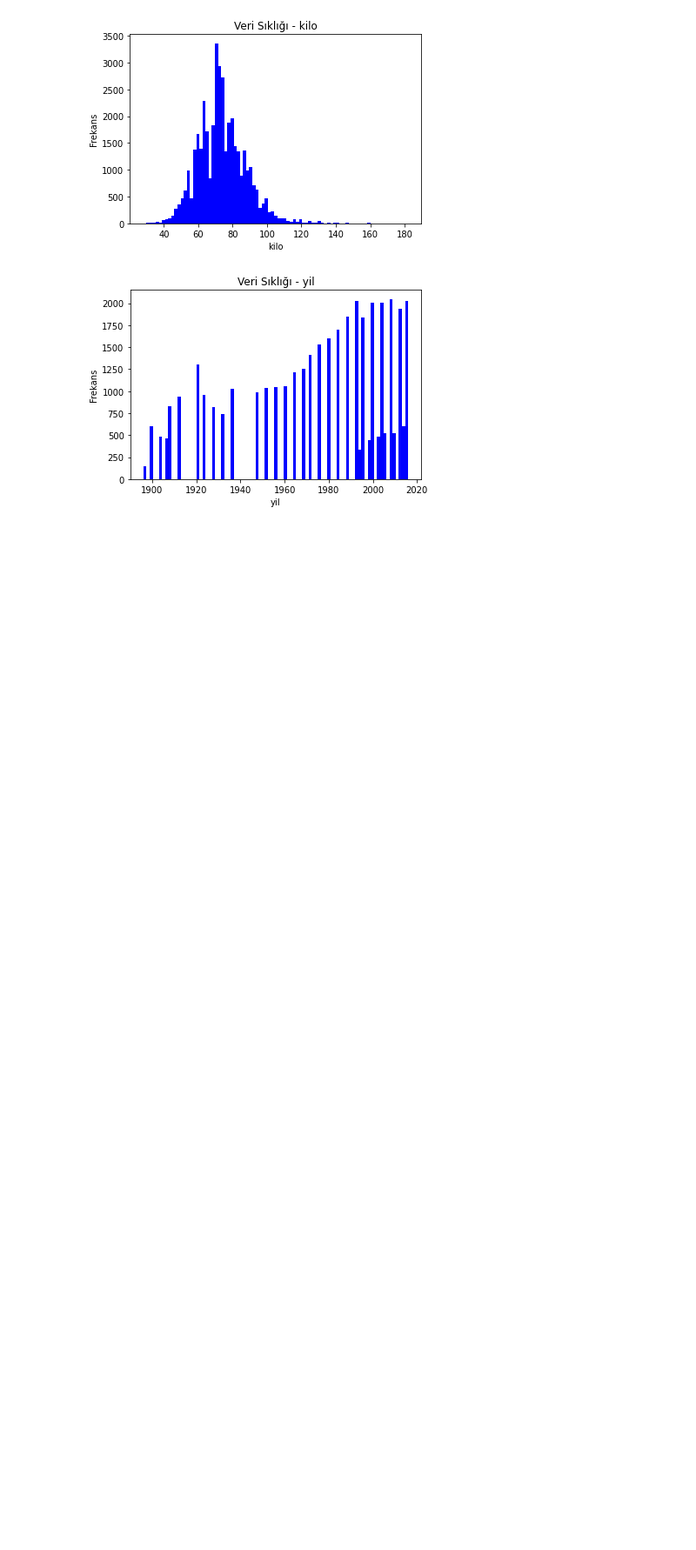
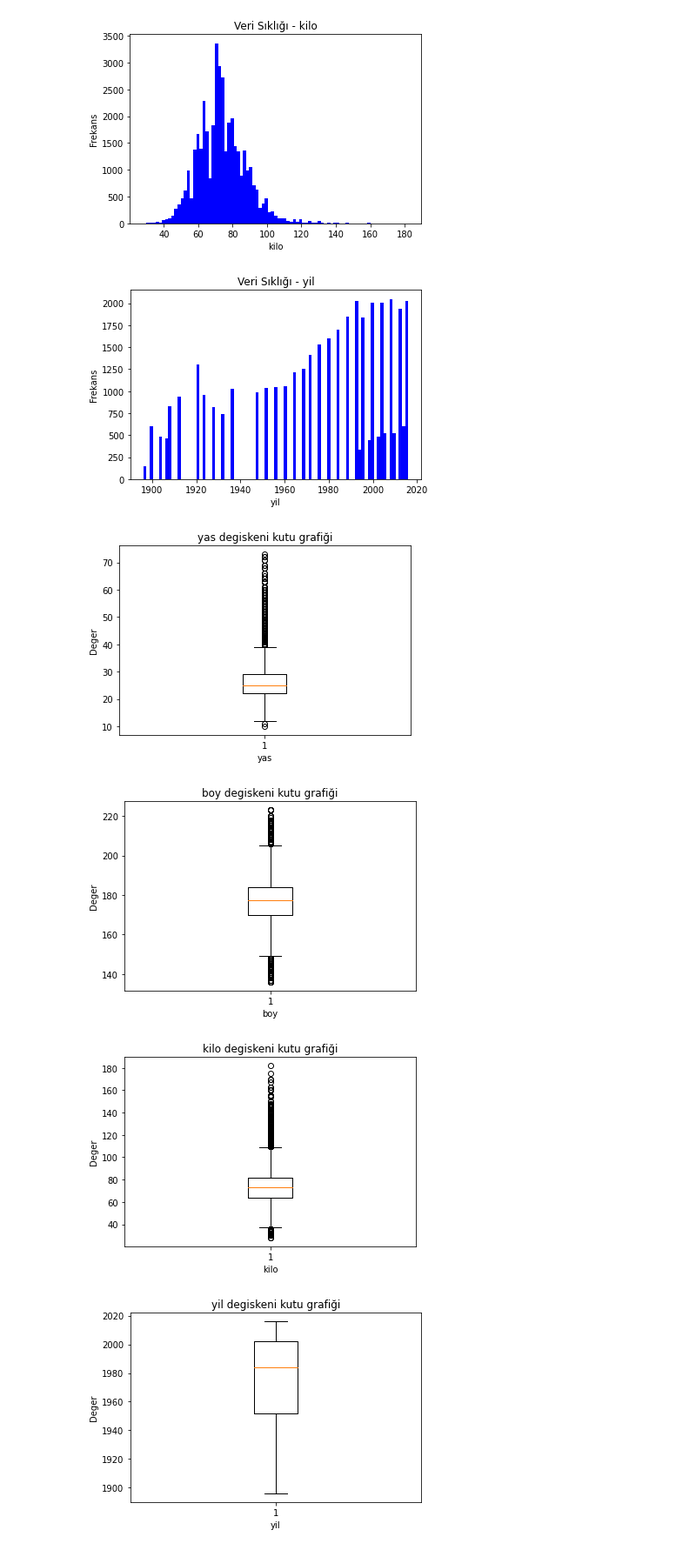
Before and after one commit to mirayeker/olimpiyat_ExploratoryDataAnalysis, a Jupyter notebook: exploratory_data_analysis.ipynb, the cells around one changed output. Shown at 87% size. Cells and saved outputs as stored; diff of their text form; code cells hidden in the pictures; blank space fills up the shorter version.

Commit message:
Çok değişkenli veri analizi eklendi

```diff
--- a/exploratory_data_analysis.ipynb
+++ b/exploratory_data_analysis.ipynb
@@ -250,3 +260,25 @@ for i in sayisal_degisken:
 [figure]
 [figure]
 [figure]
+# %%
+#kutu grafiği ile çizmek istersek:
+
+def plotKutu(degisken):
+  plt.boxplot(veri[degisken])
+  plt.title("{} degiskeni kutu grafiği".format(degisken))
+  plt.xlabel(degisken)
+  plt.ylabel("Deger")
+  plt.show()
+# %%
+"""plt.boxplot(veri.yas)
+plt.title("yas degisken kutu grafiği")
+plt.xlabel("yas")
+plt.ylabel("Deger")
+plt.show()"""
+for i in sayisal_degisken:
+  plotKutu(i)
+# %% [output]
+[figure, added]
+[figure, added]
+[figure, added]
+[figure, added]
```
Also changed, not shown: parts of 52 cells of this notebook.
